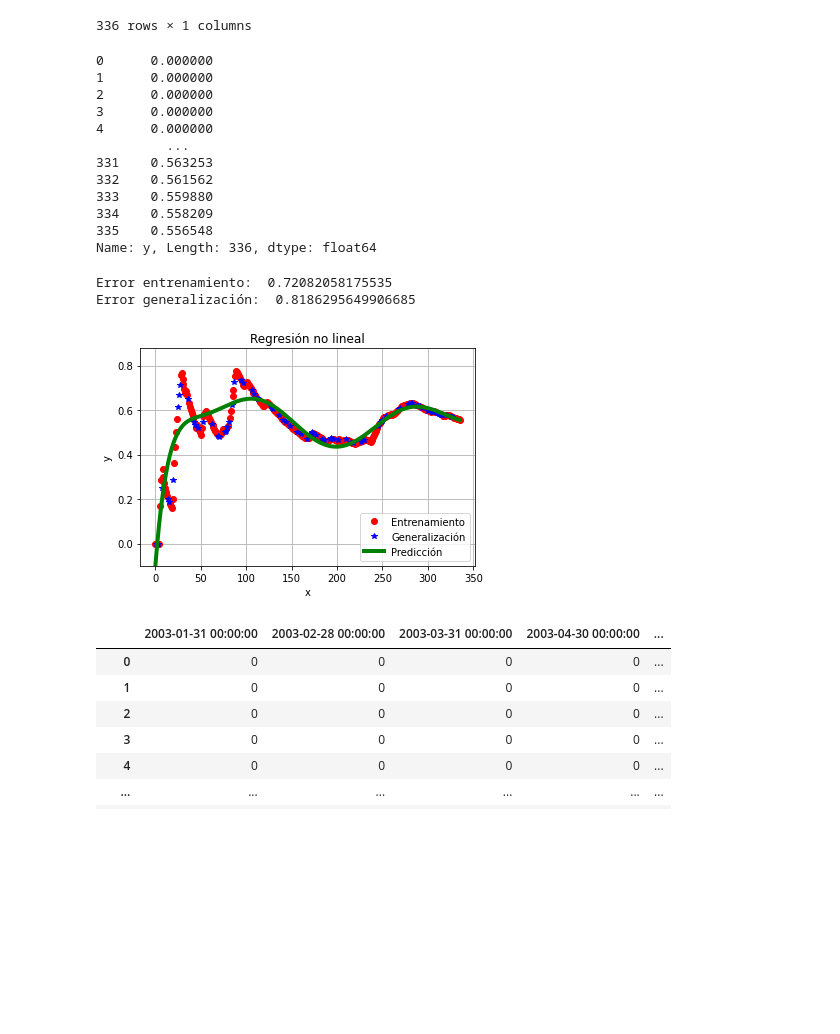
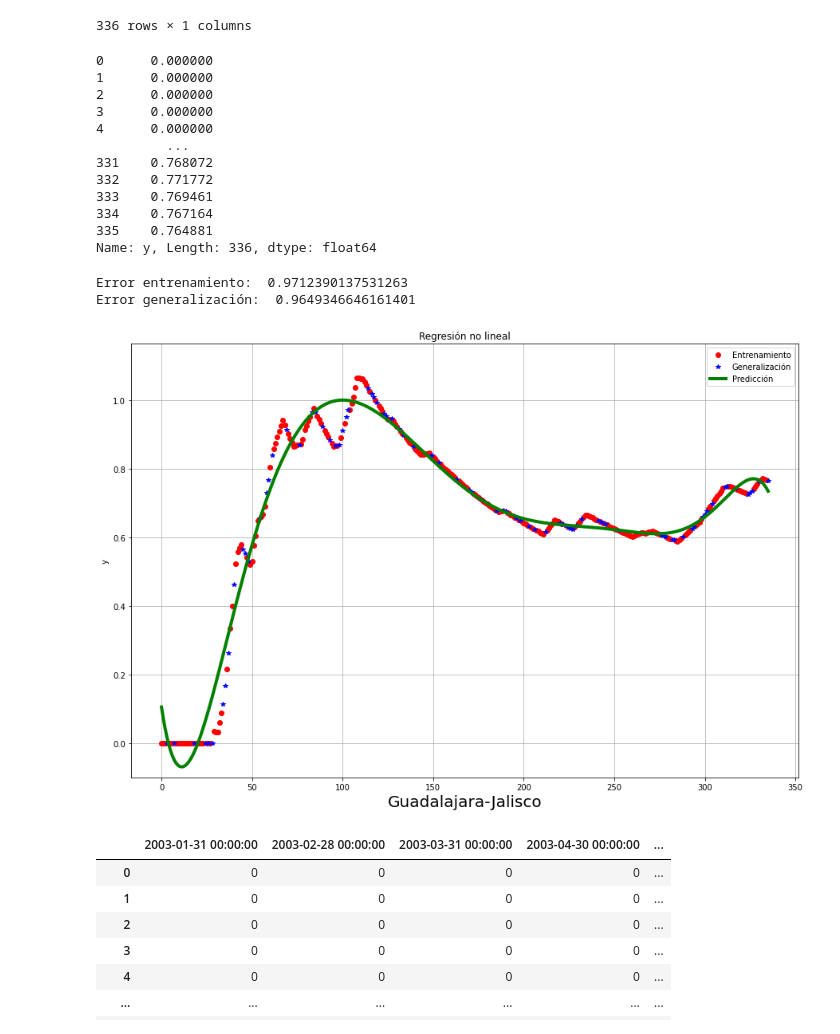
Before and after one commit to urielMontenegro1/datos_de_sequias, a Jupyter notebook: sequias_proyecto.ipynb, the cells around one changed output. Saved outputs shown, nothing was run; the diff lists cells and outputs as text; code cells hidden in the pictures; blank space fills up the shorter version.

```diff
--- a/sequias_proyecto.ipynb
+++ b/sequias_proyecto.ipynb
@@ -6,6 +6,8 @@ import matplotlib.pyplot as plt
 from numpy import str_
 # %%
 sequias_df=pd.read_excel('MunicipiosSequia.xlsx')
+# %%
+sequiasRegistros=pd.read_excel('MunicipiosSequia.xlsx')
 # %%
 sequias_df.head(5)
 # %% [output]
@@ -40,2 +29,2 @@ recorridoData[1,3]
 # %%
-nombreMunicipio='Asientos'
+nombreMunicipio='Guadalajara'
@@ -46,6 +39,7 @@ for c in sequias_df.index:
         if recorridoData[c,e]==nombreMunicipio:
             print('encontrado')
             guardado=recorridoData[c,:e+6]
+            numeroGuardado=c
 # %% [output]
 encontrado
 # %%
@@ -270,7 +263,7 @@ listaFechacambio=[]
 #for k in range(len(vista)):
 for j in range(tamaño[1]):
         listaFechacambio.append(j)
-        sumaProm=sumaProm+vista[100,j]
+        sumaProm=sumaProm+vista[numeroGuardado,j]
 
         promedioMun=sumaProm/(j+1)
         #print(promedioMun)
@@ -353,11 +346,11 @@ ym
 3      0.000000
 4      0.000000
          ...
-331    0.563253
-332    0.561562
-333    0.559880
-334    0.558209
-335    0.556548
+331    0.768072
+332    0.771772
+333    0.769461
+334    0.767164
+335    0.764881
 Name: y, Length: 336, dtype: float64
 # %%
 dpol=9 #5,10,9,8
@@ -372,26 +365,27 @@ model.fit(x_ent,y_ent)
 print('Error entrenamiento: ',model.score(x_ent,y_ent))
 print('Error generalización: ',model.score(x_gen,y_gen))
 # %% [output]
-Error entrenamiento:  0.72082058175535
-Error generalización:  0.8186295649906685
+Error entrenamiento:  0.9712390137531263
+Error generalización:  0.9649346646161401
 # %%
 # Imprimelas gráficas
 x_plot=xm
 y_plot = model.predict(x_plot)
-plt.figure()
+plt.figure(figsize=(15,10))
 plt.grid()
 plt.title('Regresión no lineal')
-plt.xlabel('x')
+plt.xlabel(sequiasRegistros.iloc[numeroGuardado,3]+'-'+sequiasRegistros.iloc[numeroGuardado,4],fontsize=20)
+
 plt.ylabel('y')
 plt.ylim(-0.1,max(listaPromMun)+0.1)
 plt.plot(x_ent,y_ent,'ro')
 plt.plot(x_gen,y_gen,'b*')
 plt.plot(x_plot,y_plot,'g-',lw=4)
 
 plt.legend(['Entrenamiento','Generalización','Predicción'])
 plt.show()
 # %% [output]
-[figure, old version]
+[figure, new version]
 # %%
 lista2=[]
 resultado=0
```
Also changed, not shown: parts of 27 cells of this notebook.
